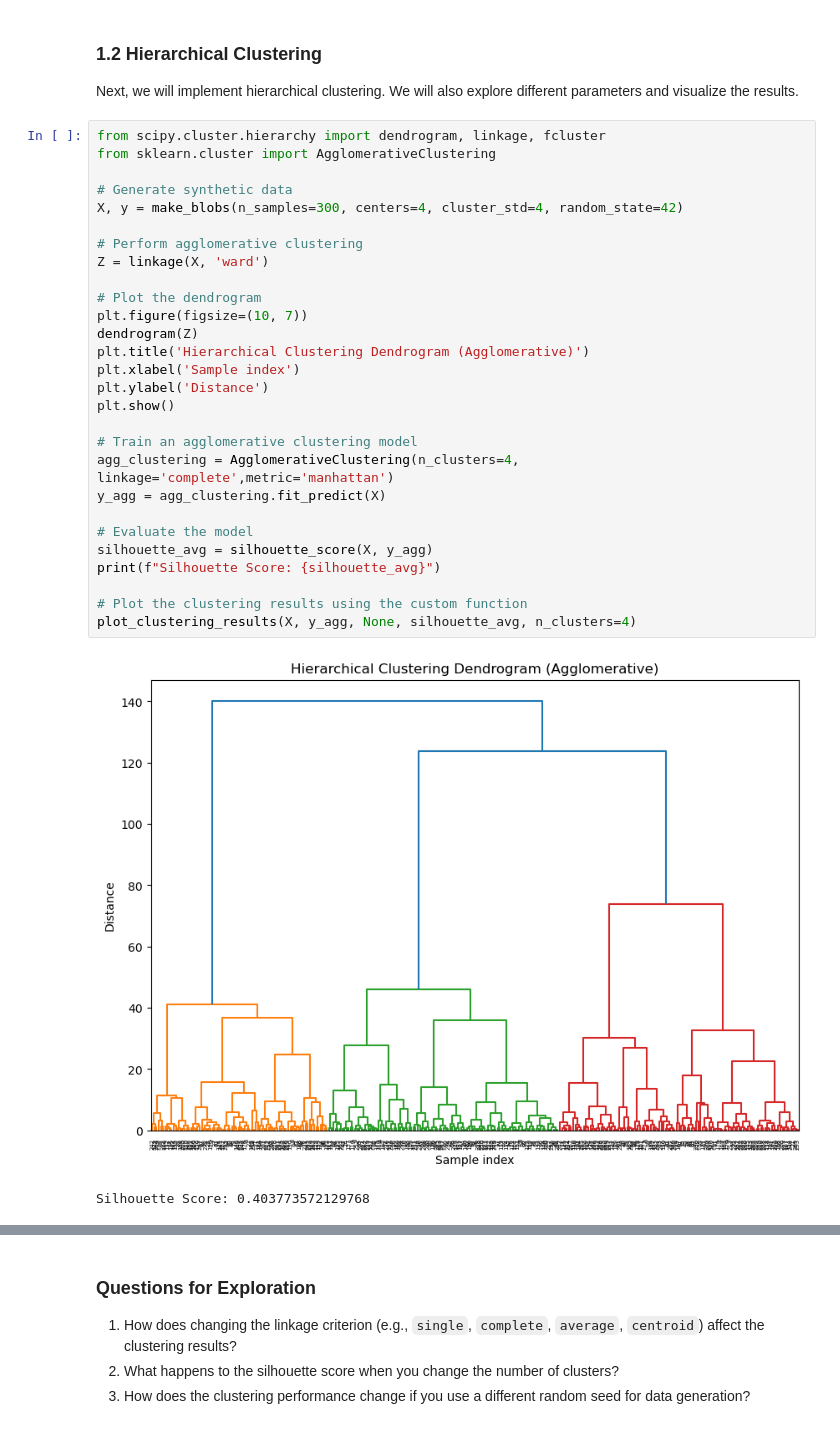
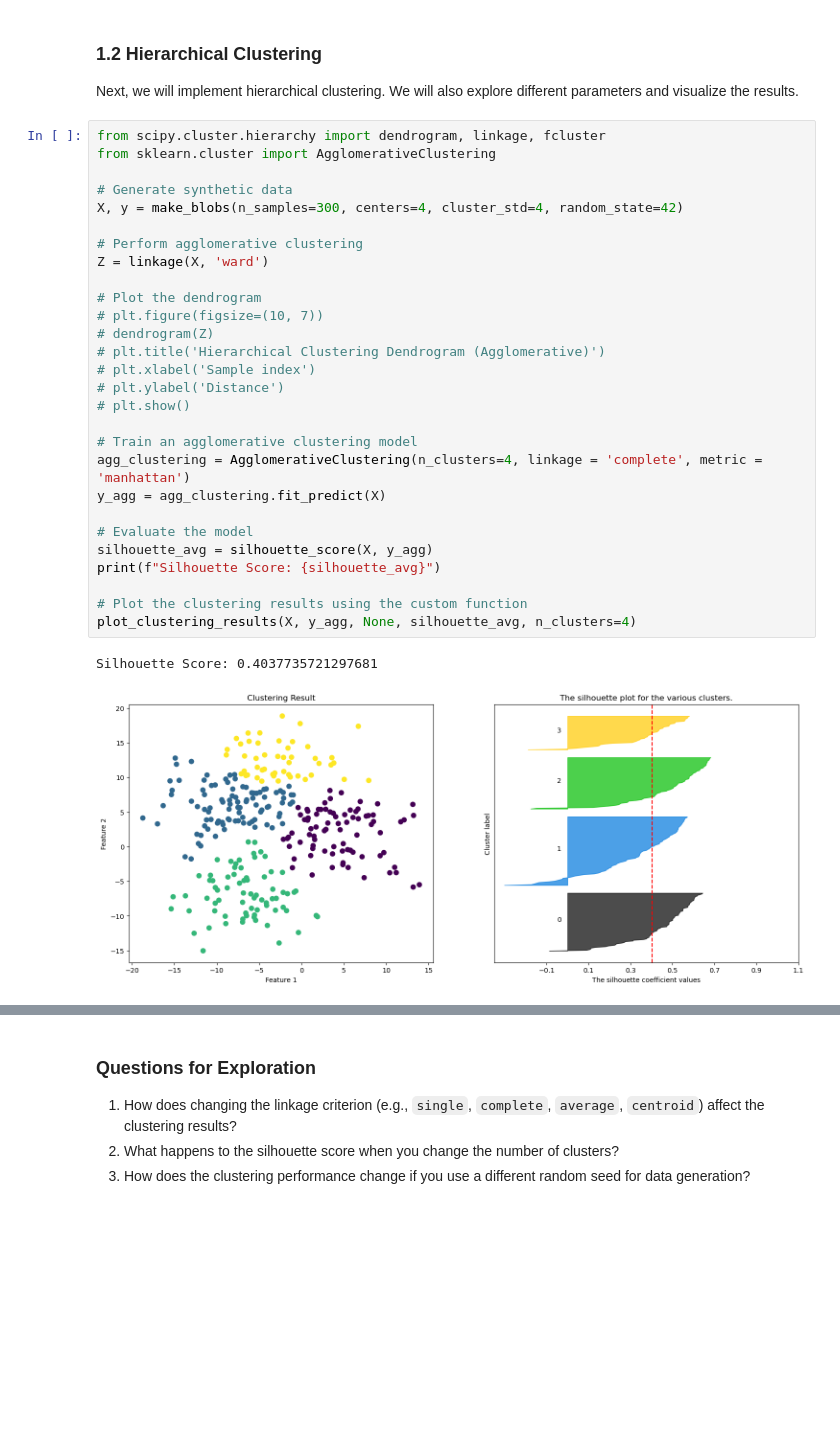
Before and after one commit to codewithprags/BINF-5007-Materials, a Jupyter notebook: Labs/lab5/Lab5.ipynb, the cells around one changed output, grey strips where cells are left out. Saved outputs shown, nothing was run; the diff lists cells and outputs as text; blank space fills up the shorter version.

Commit message:
preparing and tuning assignment 3 datasets, with plots

```diff
--- a/Labs/lab5/Lab5.ipynb
+++ b/Labs/lab5/Lab5.ipynb
@@ -203,31 +180,31 @@ Next, we will implement hierarchical clustering. We will also explore different
 # %%
 from scipy.cluster.hierarchy import dendrogram, linkage, fcluster
 from sklearn.cluster import AgglomerativeClustering
 
 # Generate synthetic data
 X, y = make_blobs(n_samples=300, centers=4, cluster_std=4, random_state=42)
 
 # Perform agglomerative clustering
 Z = linkage(X, 'ward')
 
 # Plot the dendrogram
-plt.figure(figsize=(10, 7))
-dendrogram(Z)
-plt.title('Hierarchical Clustering Dendrogram (Agglomerative)')
-plt.xlabel('Sample index')
-plt.ylabel('Distance')
-plt.show()
+# plt.figure(figsize=(10, 7))
+# dendrogram(Z)
+# plt.title('Hierarchical Clustering Dendrogram (Agglomerative)')
+# plt.xlabel('Sample index')
+# plt.ylabel('Distance')
+# plt.show()
 
 # Train an agglomerative clustering model
-agg_clustering = AgglomerativeClustering(n_clusters=4, linkage='complete',metric='manhattan')
+agg_clustering = AgglomerativeClustering(n_clusters=4, linkage = 'complete', metric = 'manhattan')
 y_agg = agg_clustering.fit_predict(X)
 
 # Evaluate the model
 silhouette_avg = silhouette_score(X, y_agg)
 print(f"Silhouette Score: {silhouette_avg}")
 
 # Plot the clustering results using the custom function
 plot_clustering_results(X, y_agg, None, silhouette_avg, n_clusters=4)
 # %% [output]
+Silhouette Score: 0.4037735721297681
-[figure, old version]
+[figure, new version]
-Silhouette Score: 0.403773572129768
```
Also changed, not shown: parts of 15 cells of this notebook, 2 other files.
